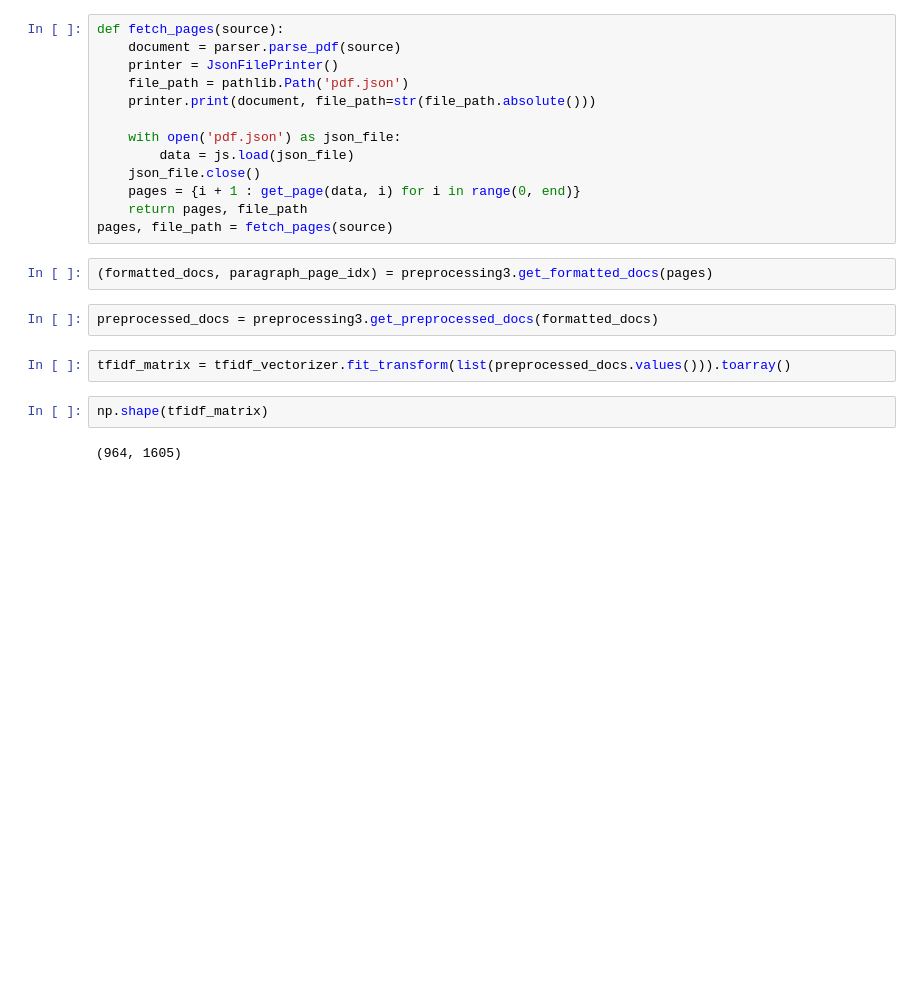
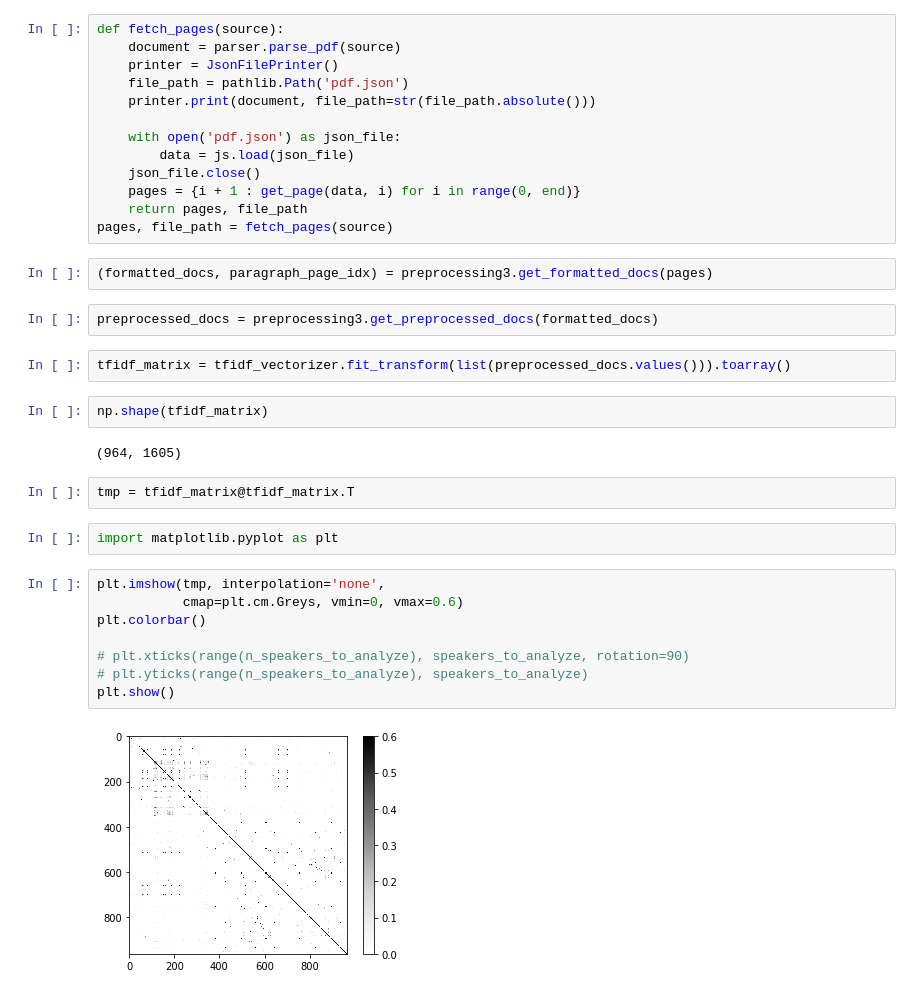
Before and after one commit to qiyuyang16/CS4300_Flask_template, a Jupyter notebook: project_scratch.ipynb, the cells around one changed output. Drawn from its saved outputs; the diff is of its cells as text; blank space fills up the shorter version.

```diff
--- a/project_scratch.ipynb
+++ b/project_scratch.ipynb
@@ -120,3 +124,17 @@ tfidf_matrix = tfidf_vectorizer.fit_transform(list(preprocessed_docs.values())).
 np.shape(tfidf_matrix)
 # %% [output]
 (964, 1605)
+# %%
+tmp = tfidf_matrix@tfidf_matrix.T
+# %%
+import matplotlib.pyplot as plt
+# %%
+plt.imshow(tmp, interpolation='none',
+           cmap=plt.cm.Greys, vmin=0, vmax=0.6)
+plt.colorbar()
+
+# plt.xticks(range(n_speakers_to_analyze), speakers_to_analyze, rotation=90)
+# plt.yticks(range(n_speakers_to_analyze), speakers_to_analyze)
+plt.show()
+# %% [output]
+[figure, added]
```
Also changed, not shown: parts of 4 cells of this notebook, 1 other file.
